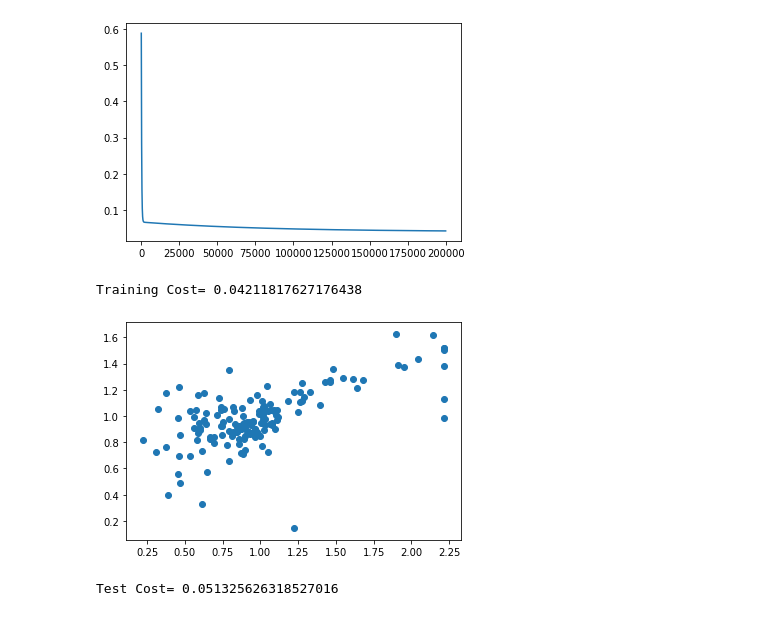
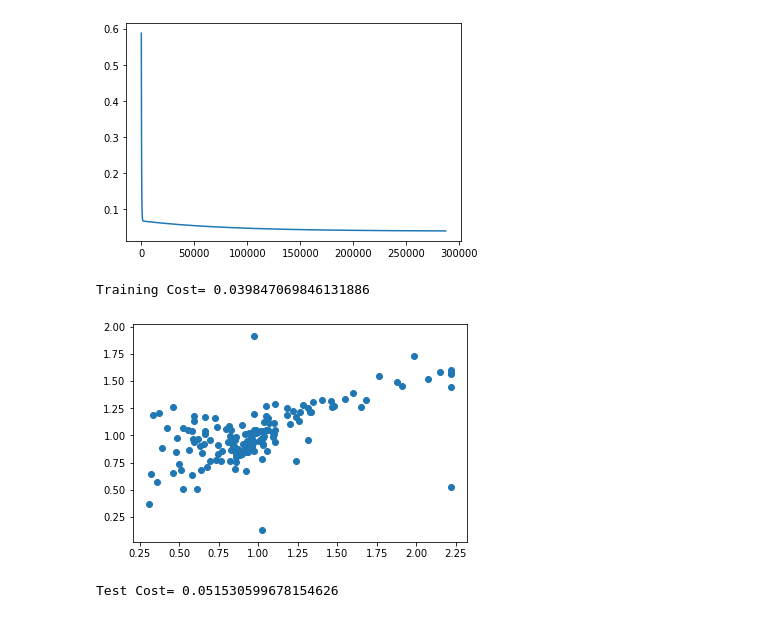
Before and after one commit to epjonnadula/Deep-Learning, a Jupyter notebook: Linear_Regression.ipynb, the cells around one changed output. Cells and saved outputs as stored; diff of their text form; code cells hidden in the pictures.

```diff
--- a/Linear_Regression.ipynb
+++ b/Linear_Regression.ipynb
@@ -55,0 +61,16 @@ for i in range(itrs):
+# %%
+prev_cost=sys.maxsize
+cost_list=[]
+epsilon=0.00000001
+theta=np.zeros((n,1))
+while True:
+    calculated=hypothesis(theta,train_x)
+    cost_val=cost(calculated,train_y)
+    theta=gradient_descent(calculated,train_y,train_x,0.001,theta)
+    cost_list.append(cost_val)
+    if np.abs(cost_val-prev_cost)<=epsilon:
+        break
+    else:
+        prev_cost=cost_val
+    if len(cost_list)%1000==0:
+        print("Iteration ",len(cost_list))
@@ -56,10 +95,10 @@ for i in range(itrs):
 # %%
-plt.plot(range(0,itrs),cost_list)
+plt.plot(range(0,len(cost_list)),cost_list)
 plt.show()
 print("Training Cost=",cost_list[-1])
 # %% [output]
-[figure, old version]
+[figure, new version]
-Training Cost= 0.04211817627176438
+Training Cost= 0.039847069846131886
 # %%
 m=np.shape(test_x)[0]
 test_x=np.nan_to_num(test_x)
@@ -74,8 +113,8 @@ plt.show()
 cost_val=cost(calculated,test_y)
 print("Test Cost=",cost_val)
 # %% [output]
-[figure, old version]
+[figure, new version]
-Test Cost= 0.051325626318527016
+Test Cost= 0.051530599678154626
 # %%
 reg = LinearRegression()
 reg.fit(train_x, train_y)
```
Also changed, not shown: parts of 5 cells of this notebook.
